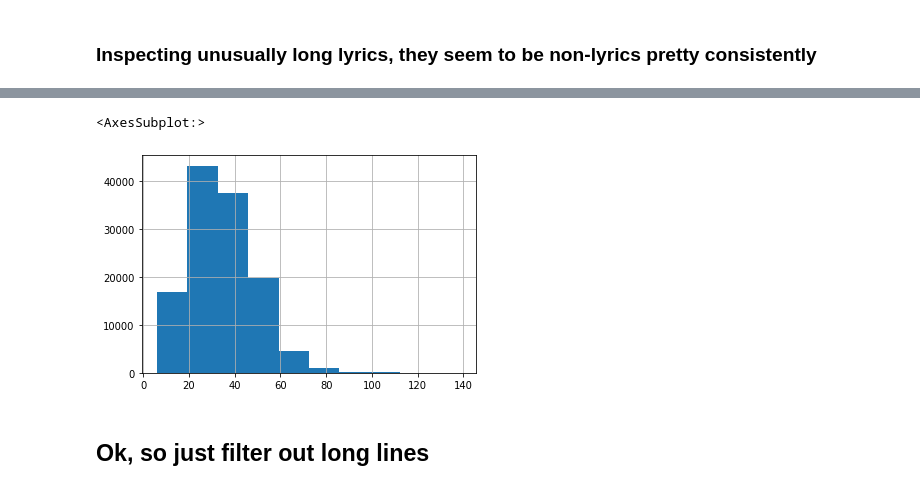
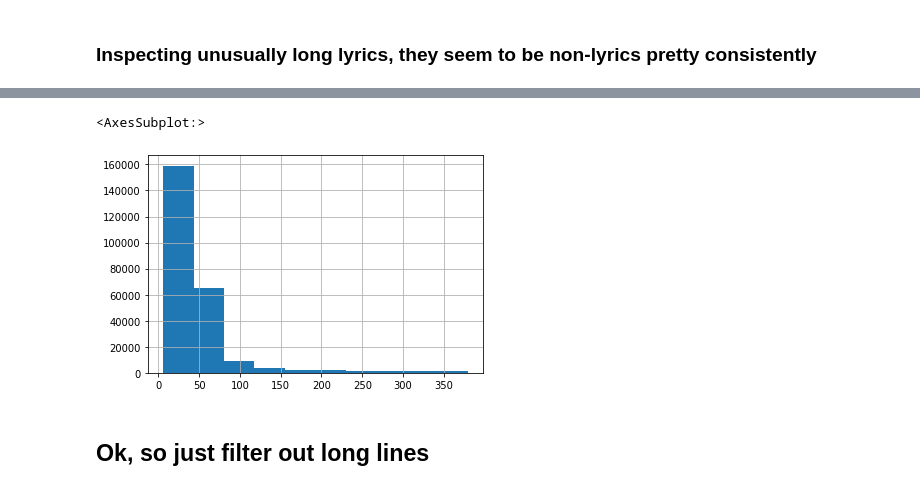
Before and after one commit to davidnmora/billboard-lyric-exploration, a Jupyter notebook: 3 DONE RIGHT Split lyrics by line then clean.ipynb, the cells around one changed output, grey strips where cells are left out. Drawn from its saved outputs; the diff is of its cells as text; code cells hidden in the pictures.

```diff
--- a/3 DONE RIGHT Split lyrics by line then clean.ipynb
+++ b/3 DONE RIGHT Split lyrics by line then clean.ipynb
@@ -9,6 +9,6 @@ np.__version__
 # %% [markdown]
 # Pull in data (prepped in other notebook)
 # %%
-df = pd.read_csv('./data/2 DONE RIGHT OUTPUT Songs with lyrics.csv')
+df = pd.read_csv('./data/2 OUTPUT Songs with lyrics.csv')
 df
 # %% [output]
@@ -135,4 +142,6 @@ len("We could've had it all (tears are gonna fall, rolling in the deep)")
 # %% [markdown]
 ### Inspecting unusually long lyrics, they seem to be non-lyrics pretty consistently
+# %%
+LYRIC_LENGTH_CUTOFF = 380
 # %%
 with_even_more_filters[
@@ -155,9 +164,9 @@ with_even_more_filters[
 # %%
 with_even_more_filters[
-    with_even_more_filters['lyric_line'].str.len() < 140
+    with_even_more_filters['lyric_line'].str.len() < LYRIC_LENGTH_CUTOFF
 ].lyric_line.str.len().hist()
 # %% [output]
 <AxesSubplot:>
-[figure, old version]
+[figure, new version]
 # %% [markdown]
 ## Ok, so just filter out long lines
```
Also changed, not shown: parts of 15 cells of this notebook, 2 other files.
